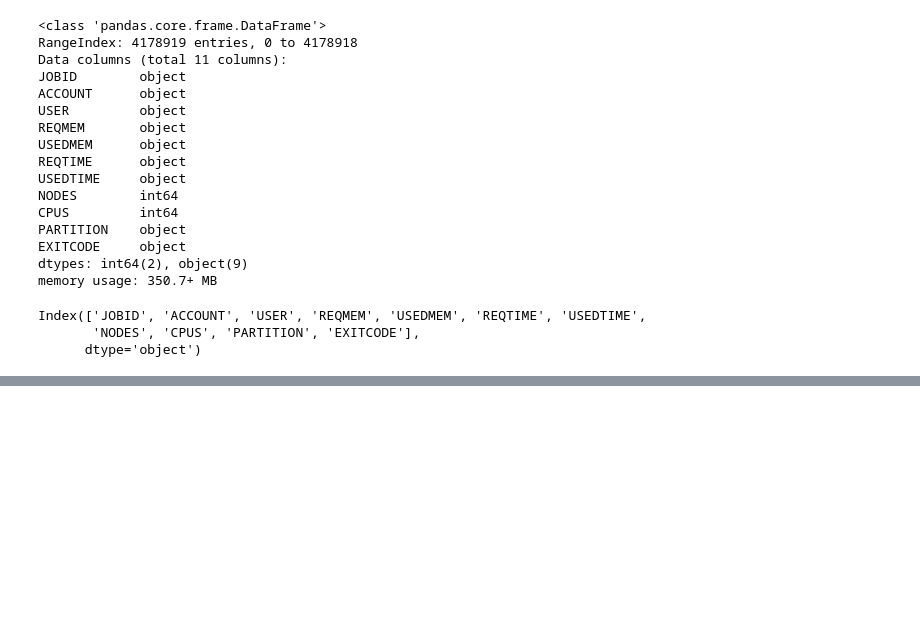
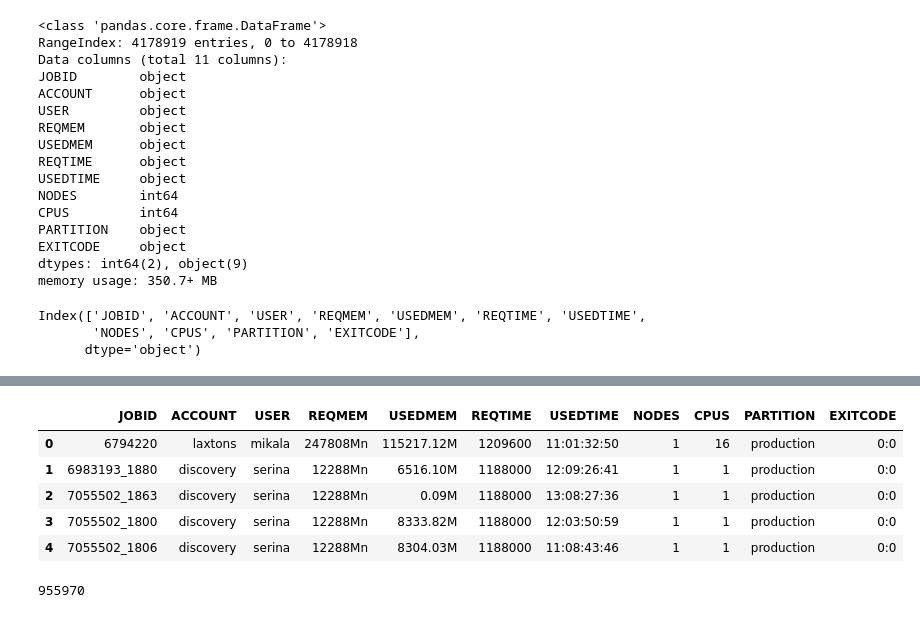
Before and after one commit to Barrett-Rogers/dq2-accre-porcupines, a Jupyter notebook: drexhepi_dancing_dq2.ipynb, the cells around one changed output, grey strips where cells are left out. Saved outputs shown, nothing was run; the diff lists cells and outputs as text; code cells hidden in the pictures; blank space fills up the shorter version.

Commit message:
second d2q update

```diff
--- a/drexhepi_dancing_dq2.ipynb
+++ b/drexhepi_dancing_dq2.ipynb
@@ -92,0 +113,12 @@ initial_data.head()
+# %%
+%%time
+#covert the REQTIME to total seconds
+to_seconds=[]
+for time in date_time:
+    split=time.split(':')
+    if len(split)==4:
+        seconds=int(split[0])*86400+int(split[1])*3600+int(split[2])*60+int(split[3])
+        to_seconds.append(seconds)
+    else:
+        seconds=int(split[0])*3600+int(split[1])*60+int(split[2])
+        to_seconds.append(seconds)
@@ -92,0 +128,11 @@ initial_data.head()
+# %%
+initial_data['REQTIME']=to_seconds
+# %%
+initial_data.head()
+# %% [output]
+|  | JOBID | ACCOUNT | USER | REQMEM | USEDMEM | REQTIME | USEDTIME | NODES | CPUS | PARTITION | EXITCODE |
+| 0 | 6794220 | laxtons | mikala | 247808Mn | 115217.12M | 1209600 | 11:01:32:50 | 1 | 16 | production | 0:0 |
+| 1 | 6983193_1880 | discovery | serina | 12288Mn | 6516.10M | 1188000 | 12:09:26:41 | 1 | 1 | production | 0:0 |
+| 2 | 7055502_1863 | discovery | serina | 12288Mn | 0.09M | 1188000 | 13:08:27:36 | 1 | 1 | production | 0:0 |
+| 3 | 7055502_1800 | discovery | serina | 12288Mn | 8333.82M | 1188000 | 12:03:50:59 | 1 | 1 | production | 0:0 |
+| 4 | 7055502_1806 | discovery | serina | 12288Mn | 8304.03M | 1188000 | 11:08:43:46 | 1 | 1 | production | 0:0 |
@@ -92,0 +154,4 @@ initial_data.head()
+# %%
+convert_to_seconds('11:01:32:50')
+# %% [output]
+955970
```
Also changed, not shown: parts of 38 cells of this notebook.
